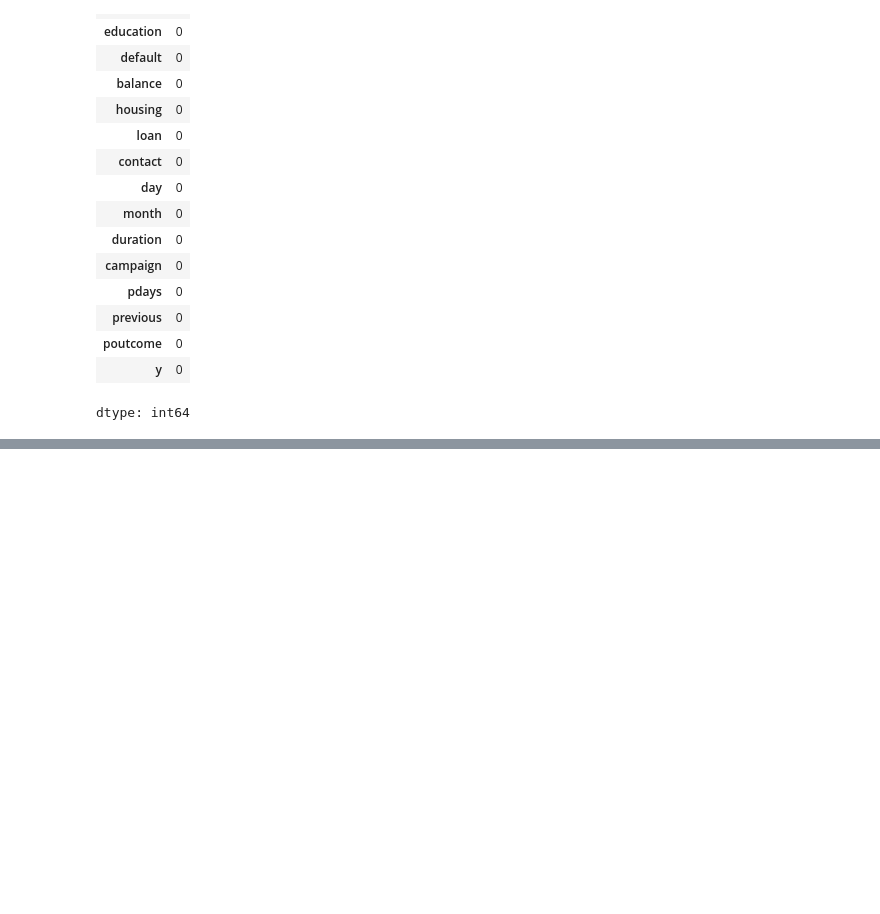
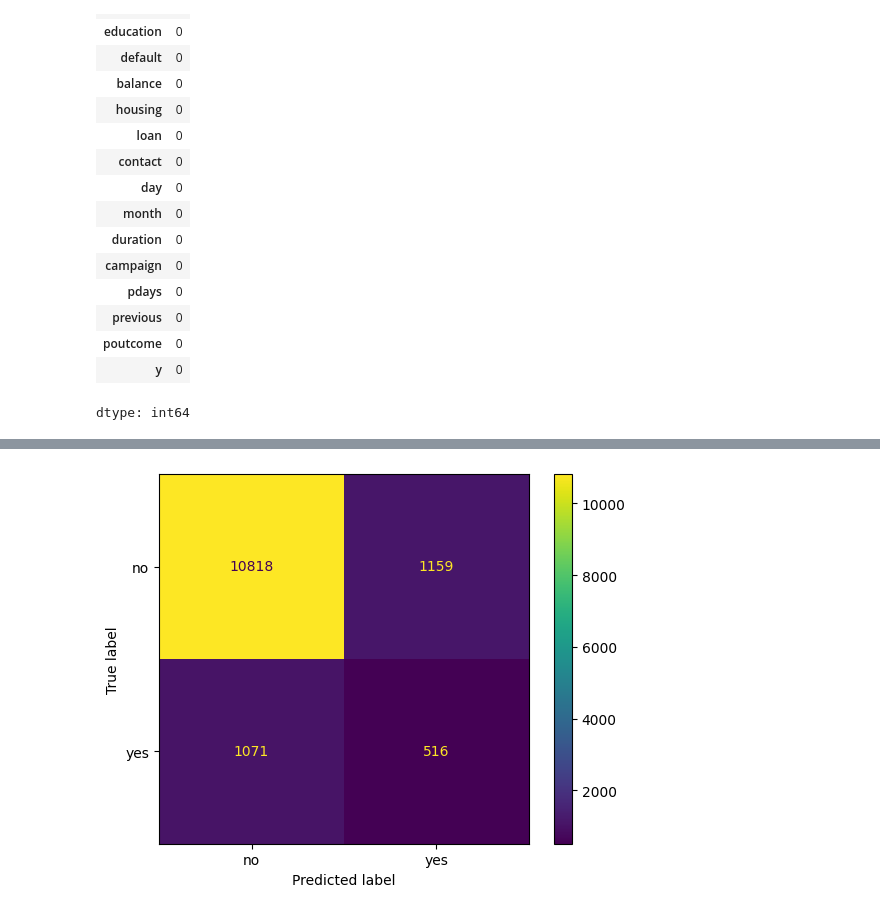
Before and after one commit to AtharvaChitnis/PGIT, a Jupyter notebook: Marketing_Research_ML.ipynb, the cells around one changed output, grey strips where cells are left out. Saved outputs shown, nothing was run; the diff lists cells and outputs as text; code cells hidden in the pictures; blank space fills up the shorter version.

Commit message:
Binary + Decision Tree

```diff
--- a/Marketing_Research_ML.ipynb
+++ b/Marketing_Research_ML.ipynb
@@ -96,0 +174,2 @@ dtype: int64
+# %%
+X = X.drop("duration", axis=1)
@@ -96,0 +288,15 @@ dtype: int64
+# %%
+from sklearn.tree import DecisionTreeClassifier
+from sklearn.pipeline import Pipeline
+
+decision_tree_model = Pipeline([
+    ("preprocessor", preprocessor),
+    ("model", DecisionTreeClassifier(
+        random_state=42
+    ))
+])
+
+decision_tree_model.fit(X_train, y_train)
+
+y_pred_dt = decision_tree_model.predict(X_test)
+y_prob_dt = decision_tree_model.predict_proba(X_test)[:, 1]
@@ -96,0 +337,12 @@ dtype: int64
+# %%
+from sklearn.metrics import ConfusionMatrixDisplay
+import matplotlib.pyplot as plt
+
+ConfusionMatrixDisplay.from_predictions(
+    y_test,
+    y_pred_dt
+)
+
+plt.show()
+# %% [output]
+[figure, added]
```
Also changed, not shown: parts of 22 cells of this notebook.
